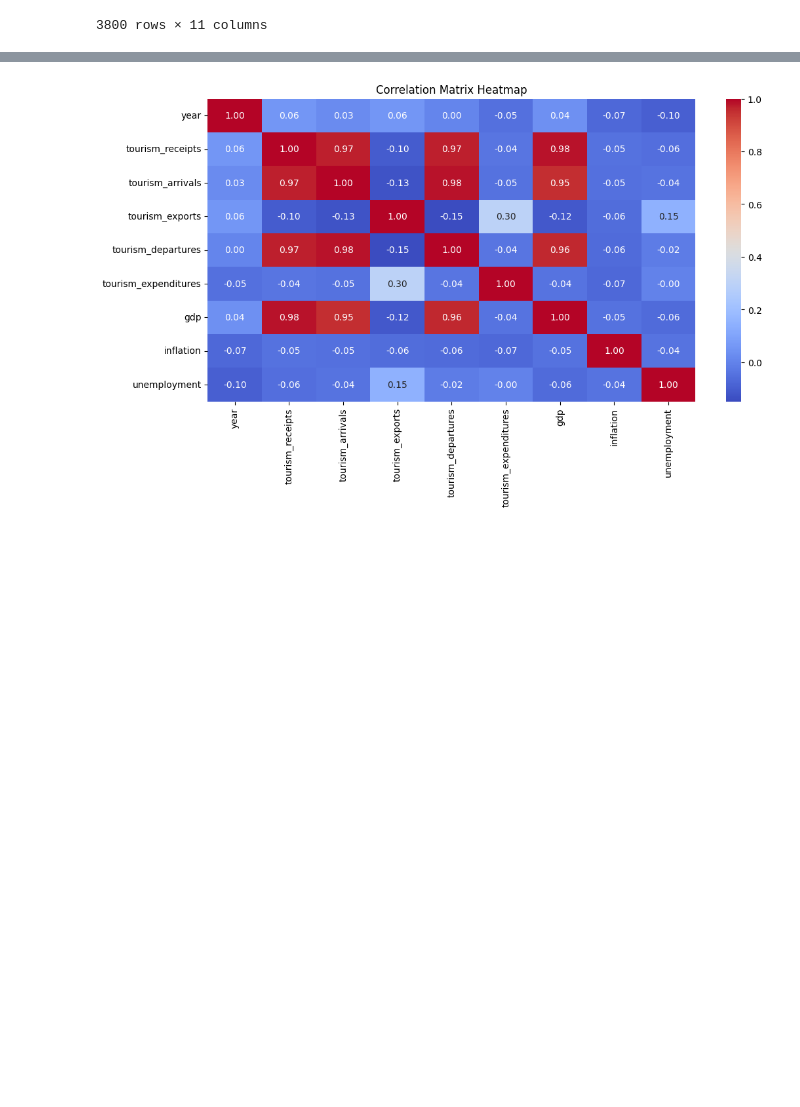
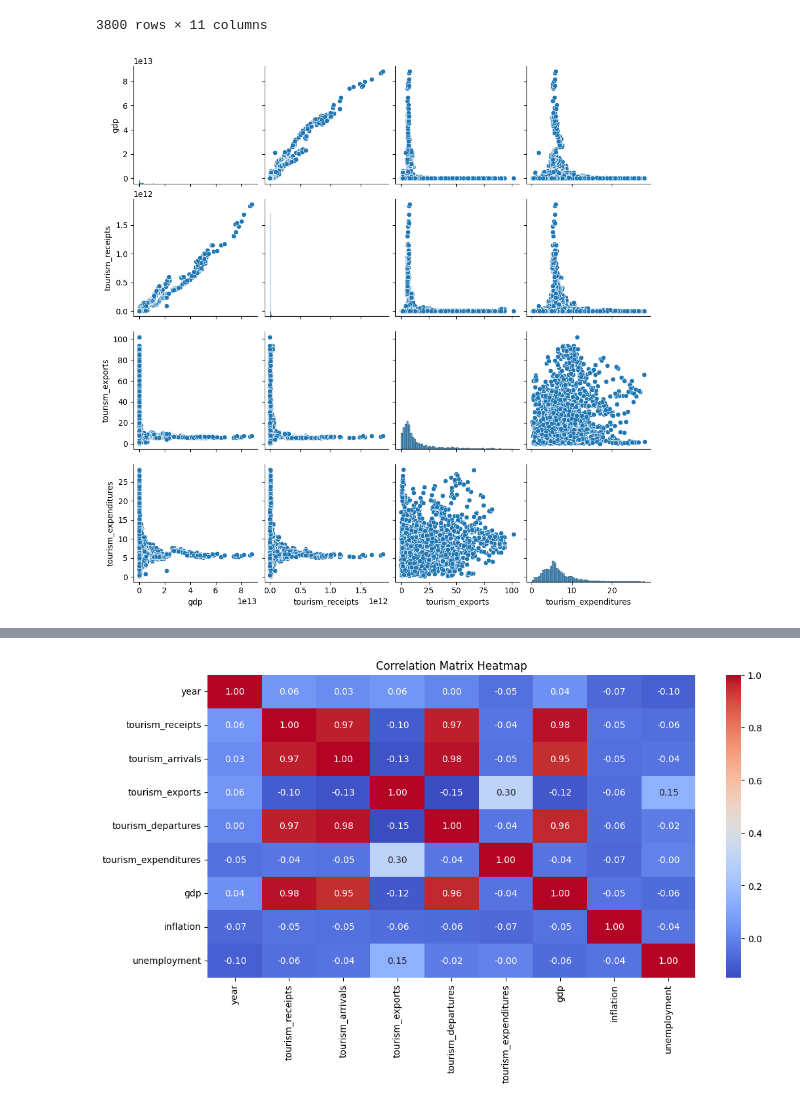
Before and after one commit to hackermanrunzzz/Regression-Analysis-of-Tourism-Data, a Jupyter notebook: Tourism.ipynb, the cells around one changed output, grey strips where cells are left out. Drawn from its saved outputs; the diff is of its cells as text; code cells hidden in the pictures; blank space fills up the shorter version.

```diff
--- a/Tourism.ipynb
+++ b/Tourism.ipynb
@@ -275,3 +281,8 @@ df_copy
 | 3798 | South Africa | ZAF | 2020 | 2.716000e+09 | 3.886600e+06 | 2.885460 | ... |
 | 3799 | Zimbabwe | ZWE | 2020 | 6.600000e+07 | 6.390000e+05 | 1.253967 | ... |
 3800 rows × 11 columns
+# %%
+sb.pairplot(df_copy[['gdp', 'tourism_receipts', 'tourism_exports', 'tourism_expenditures']])
+plt.show()
+# %% [output]
+[figure, added]
```
Also changed, not shown: parts of 18 cells of this notebook.
